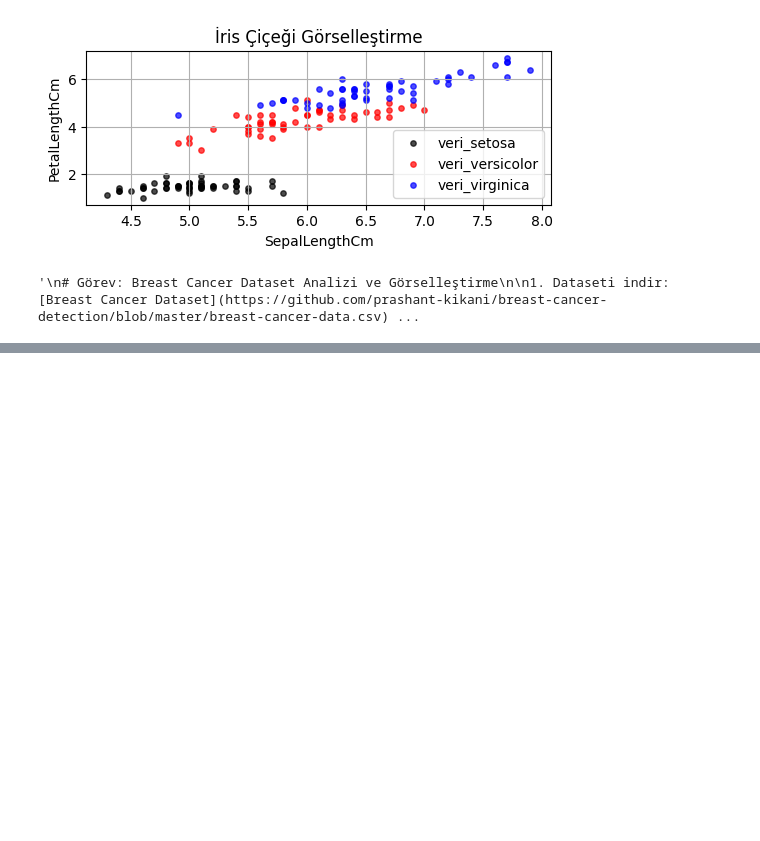
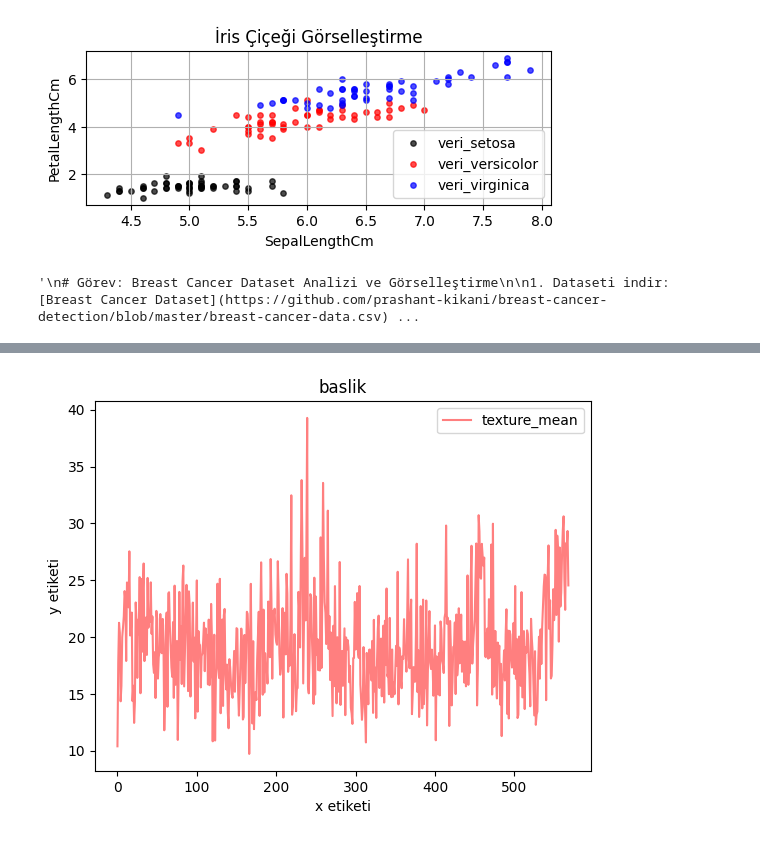
Before and after one commit to ayzezzz/Pupilica-AI-Bootcamp-Notes, a Jupyter notebook: matplotlib_operations.ipynb, the cells around one changed output, grey strips where cells are left out. Saved outputs shown, nothing was run; the diff lists cells and outputs as text; code cells hidden in the pictures; blank space fills up the shorter version.

Commit message:
separate data by diagnosis and add visualizations (scatter, histogram, line plot)

```diff
--- a/matplotlib_operations.ipynb
+++ b/matplotlib_operations.ipynb
@@ -150,3 +150,7 @@ plt.show()
 # data
 # %% [output]
 '\n# Görev: Breast Cancer Dataset Analizi ve Görselleştirme\n\n1. Dataseti indir: [Breast Cancer Dataset](https://github.com/prashant-kikani/breast-cancer-detection/blob/master/breast-cancer-data.csv) ...
+# %%
+import pandas as pd
+data = pd.read_csv("breast-cancer-data.csv")
+data
@@ -152,0 +235,11 @@ plt.show()
+# %%
+# matplotlib ile line plot
+import matplotlib.pyplot as plt
+plt.plot(data.texture_mean, color = "red", alpha = 0.5, label  = "texture_mean")
+plt.xlabel("x etiketi")
+plt.ylabel("y etiketi")
+plt.title("baslik")
+plt.legend()
+plt.show()
+# %% [output]
+[figure, added]
```
Also changed, not shown: parts of 15 cells of this notebook.
